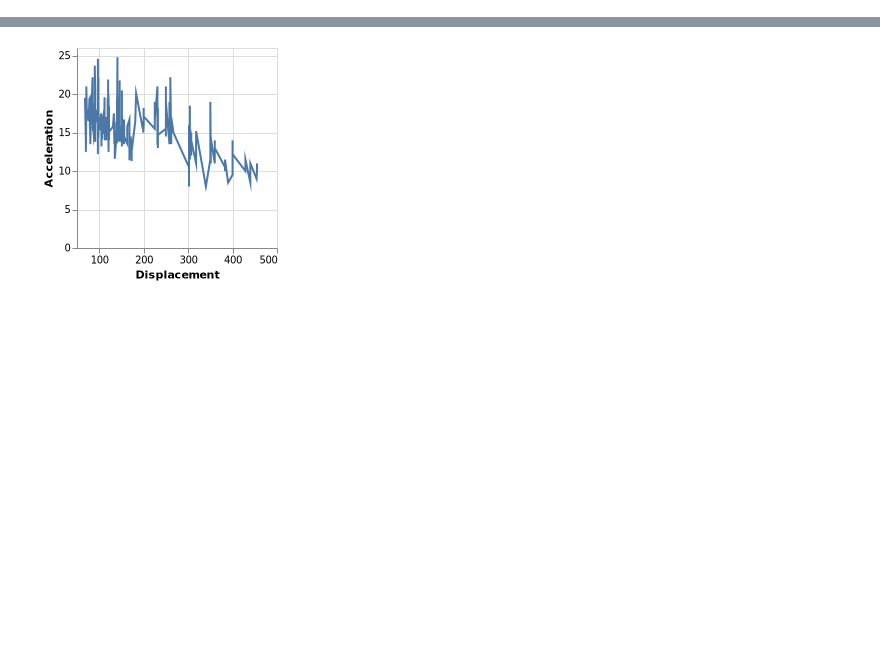
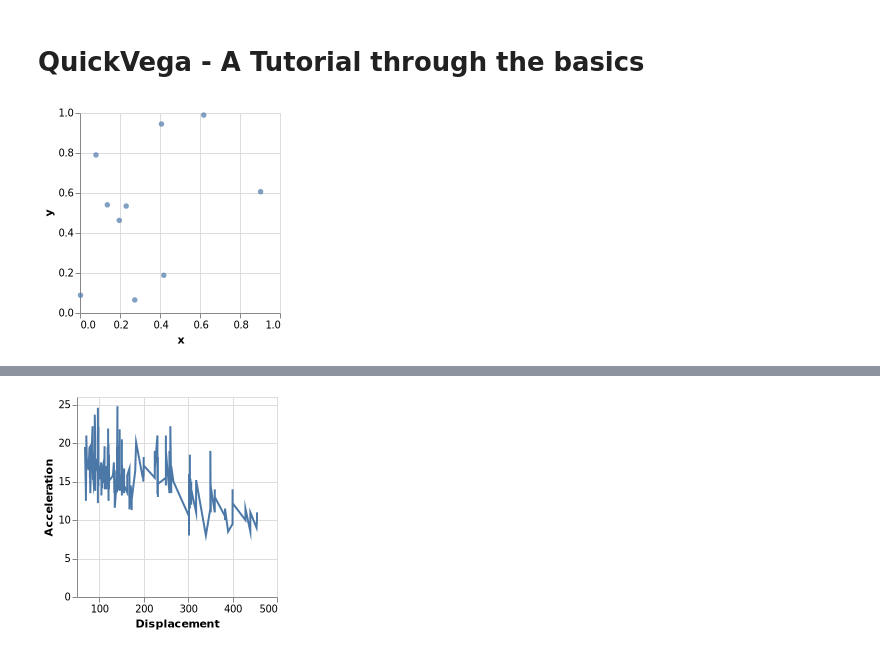
Before and after one commit to queryverse/QuickVega.jl, a Jupyter notebook: examples/basics.ipynb, the cells around one changed output, grey strips where cells are left out. Cells and saved outputs as stored; diff of their text form; code cells hidden in the pictures; blank space fills up the shorter version.

Commit message:
Modifications to the basics notebook

```diff
--- a/examples/basics.ipynb
+++ b/examples/basics.ipynb
@@ -0,0 +1,2 @@
+# %% [markdown]
+# QuickVega - A Tutorial through the basics
@@ -1,3 +5,7 @@
 # %%
 using QuickVega, DataFrames, VegaLite, VegaDatasets, Revise
+# %%
+scatterplot(rand(10),rand(10))
+# %% [output]
+[figure, added]
 # %%
```
Also changed, not shown: parts of 4 cells of this notebook, 3 other files.
